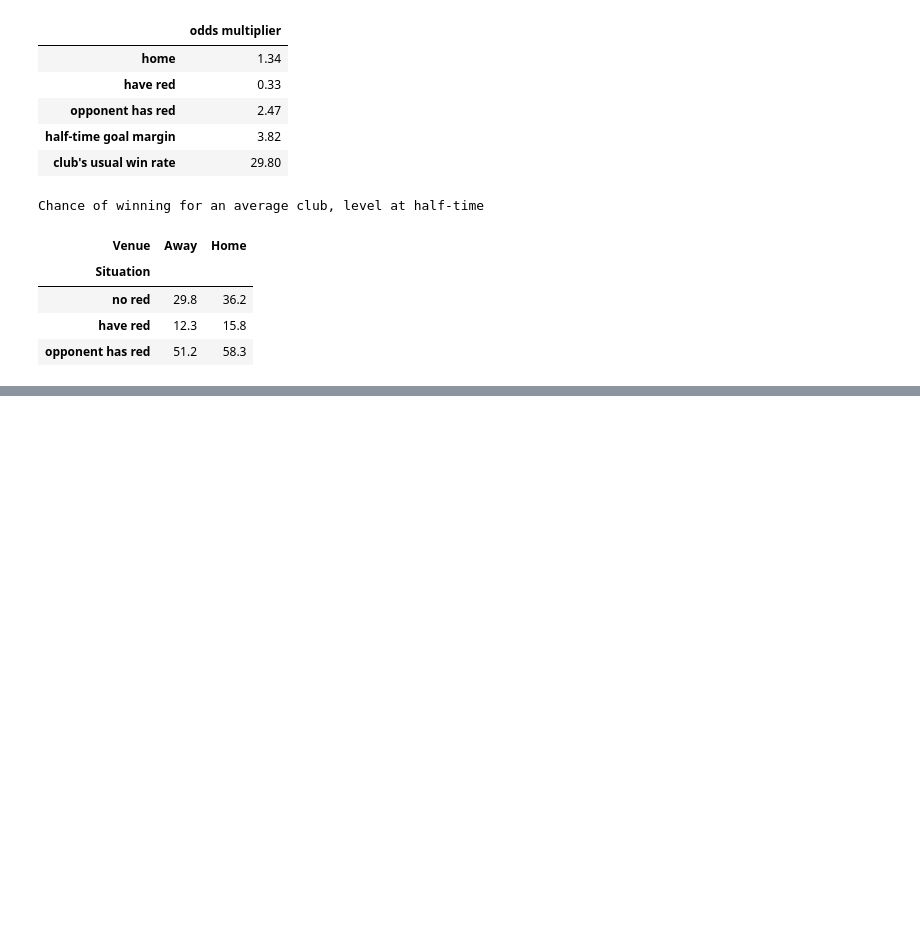
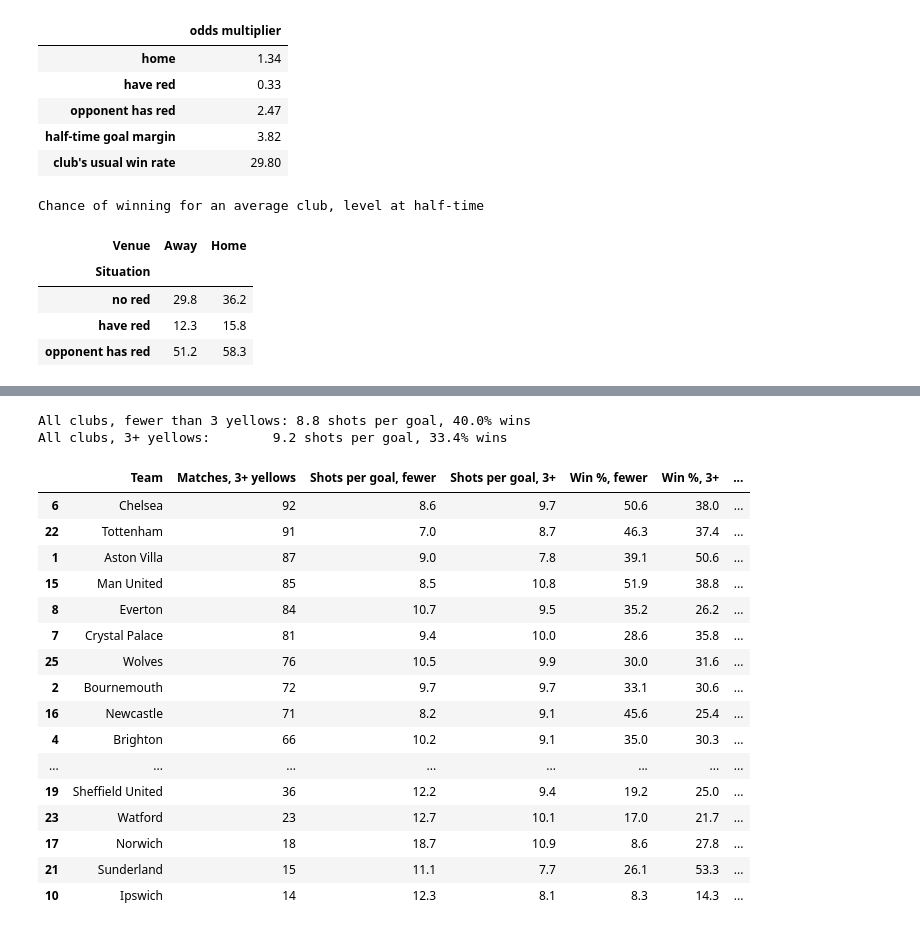
Before and after one commit to kkathait/D501_Final_Project, a Jupyter notebook: red_and_shots.ipynb, the cells around one changed output, grey strips where cells are left out. Saved outputs shown, nothing was run; the diff lists cells and outputs as text; code cells hidden in the pictures; blank space fills up the shorter version.

```diff
--- a/red_and_shots.ipynb
+++ b/red_and_shots.ipynb
@@ -55,0 +246,17 @@ The clearest pair is **M Oliver** and **Everton**: 7 reds in 29 matches, above E
+# %%
+home = df[["Referee", "HomeTeam", "HY"]].rename(columns={"HomeTeam": "Team", "HY": "yellows"})
+away = df[["Referee", "AwayTeam", "AY"]].rename(columns={"AwayTeam": "Team", "AY": "yellows"})
+long_y = pd.concat([home, away], ignore_index=True)
+
+team_rate_y = long_y.groupby("Team")["yellows"].mean()
+pair_y = long_y.groupby(["Referee", "Team"]).agg(matches=("yellows", "size"), yellows=("yellows", "sum"))
+pair_y["yellows per match"] = pair_y["yellows"] / pair_y["matches"]
+pair_y["club usual"] = pair_y.index.get_level_values("Team").map(team_rate_y)
+pair_y["gap"] = pair_y["yellows per match"] - pair_y["club usual"]
+
+enough = pair_y[pair_y["matches"] >= MIN_MATCHES]
+flagged = enough[enough["gap"].abs() >= MIN_GAP].sort_values("gap", ascending=False)
+print("Yellows per match in total:", round(long_y["yellows"].mean(), 3))
+print(f"{len(pair_y)} referee and club pairs, {len(enough)} with {MIN_MATCHES}+ matches, {len(flagged)} with a gap of {MIN_GAP}+")
+pd.set_option("display.max_rows", None)
+flagged.round(2)
@@ -820,0 +1058,53 @@ These are the two home figures in the scenario table. The model does not prove c
+# %%
+home = df[["HomeTeam", "HS", "FTHG", "HY", "FTR"]].rename(
+    columns={"HomeTeam": "Team", "HS": "shots", "FTHG": "goals", "HY": "yellows"}
+)
+home["win"] = df["FTR"] == "H"
+away = df[["AwayTeam", "AS", "FTAG", "AY", "FTR"]].rename(
+    columns={"AwayTeam": "Team", "AS": "shots", "FTAG": "goals", "AY": "yellows"}
+)
+away["win"] = df["FTR"] == "A"
+side_y = pd.concat([home, away], ignore_index=True)
+
+rows = []
+for team, s in side_y.groupby("Team"):
+    many = s[s["yellows"] >= YELLOW_LIMIT]
+    few = s[s["yellows"] < YELLOW_LIMIT]
+    if len(many) < MIN_YELLOW_MATCHES or many["goals"].sum() == 0 or few["goals"].sum() == 0:
+        continue
+    rows.append({
+        "Team": team,
+        "Matches, 3+ yellows": len(many),
+        "Shots per goal, fewer": few["shots"].sum() / few["goals"].sum(),
+        "Shots per goal, 3+": many["shots"].sum() / many["goals"].sum(),
+        "Win %, fewer": few["win"].mean() * 100,
+        "Win %, 3+": many["win"].mean() * 100,
+    })
+
+yellow_team = pd.DataFrame(rows).sort_values("Matches, 3+ yellows", ascending=False)
+yellow_team["Win % change"] = yellow_team["Win %, 3+"] - yellow_team["Win %, fewer"]
+many_all = side_y[side_y["yellows"] >= YELLOW_LIMIT]
+few_all = side_y[side_y["yellows"] < YELLOW_LIMIT]
+print(f"All clubs, fewer than {YELLOW_LIMIT} yellows: {few_all['shots'].sum() / few_all['goals'].sum():.1f} shots per goal, {few_all['win'].mean() * 100:.1f}% wins")
+print(f"All clubs, {YELLOW_LIMIT}+ yellows:        {many_all['shots'].sum() / many_all['goals'].sum():.1f} shots per goal, {many_all['win'].mean() * 100:.1f}% wins")
+yellow_team.round(1)
+# %% [output]
+All clubs, fewer than 3 yellows: 8.8 shots per goal, 40.0% wins
+All clubs, 3+ yellows:        9.2 shots per goal, 33.4% wins
+|  | Team | Matches, 3+ yellows | Shots per goal, fewer | Shots per goal, 3+ | Win %, fewer | Win %, 3+ | ... |
+| 6 | Chelsea | 92 | 8.6 | 9.7 | 50.6 | 38.0 | ... |
+| 22 | Tottenham | 91 | 7.0 | 8.7 | 46.3 | 37.4 | ... |
+| 1 | Aston Villa | 87 | 9.0 | 7.8 | 39.1 | 50.6 | ... |
+| 15 | Man United | 85 | 8.5 | 10.8 | 51.9 | 38.8 | ... |
+| 8 | Everton | 84 | 10.7 | 9.5 | 35.2 | 26.2 | ... |
+| 7 | Crystal Palace | 81 | 9.4 | 10.0 | 28.6 | 35.8 | ... |
+| 25 | Wolves | 76 | 10.5 | 9.9 | 30.0 | 31.6 | ... |
+| 2 | Bournemouth | 72 | 9.7 | 9.7 | 33.1 | 30.6 | ... |
+| 16 | Newcastle | 71 | 8.2 | 9.1 | 45.6 | 25.4 | ... |
+| 4 | Brighton | 66 | 10.2 | 9.1 | 35.0 | 30.3 | ... |
+| ... | ... | ... | ... | ... | ... | ... | ... |
+| 19 | Sheffield United | 36 | 12.2 | 9.4 | 19.2 | 25.0 | ... |
+| 23 | Watford | 23 | 12.7 | 10.1 | 17.0 | 21.7 | ... |
+| 17 | Norwich | 18 | 18.7 | 10.9 | 8.6 | 27.8 | ... |
+| 21 | Sunderland | 15 | 11.1 | 7.7 | 26.1 | 53.3 | ... |
+| 10 | Ipswich | 14 | 12.3 | 8.1 | 8.3 | 14.3 | ... |
```
Also changed, not shown: parts of 62 cells of this notebook.
